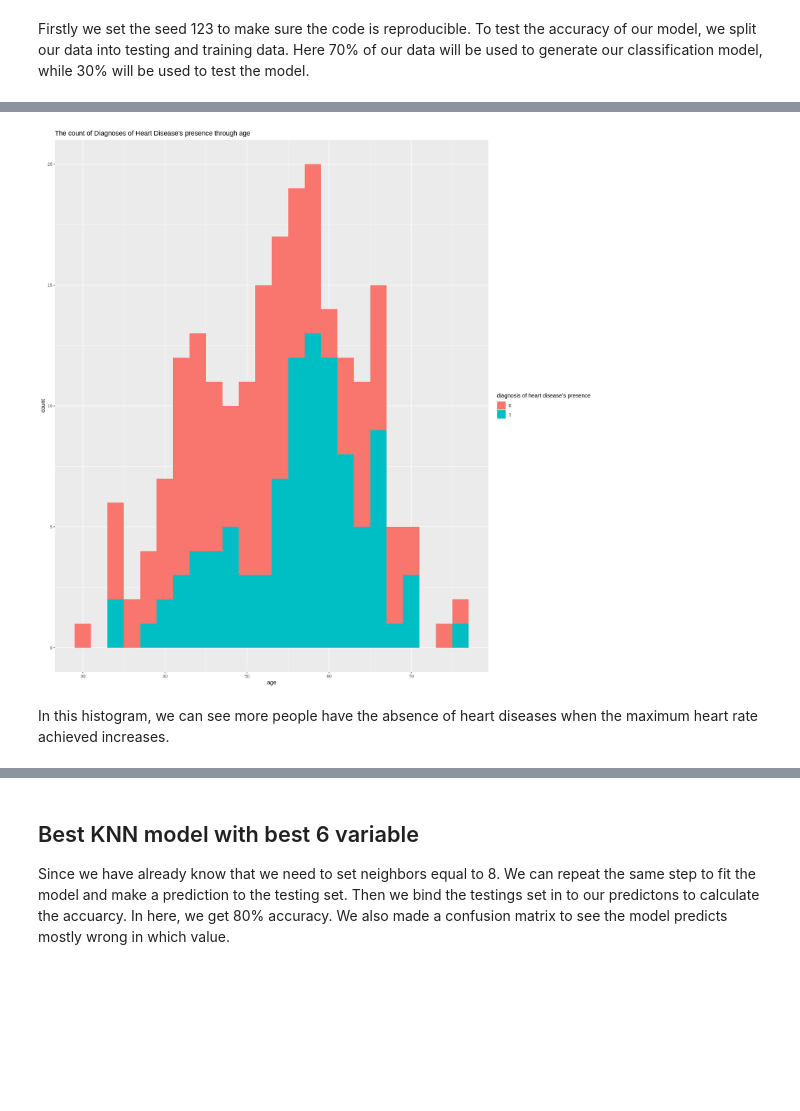
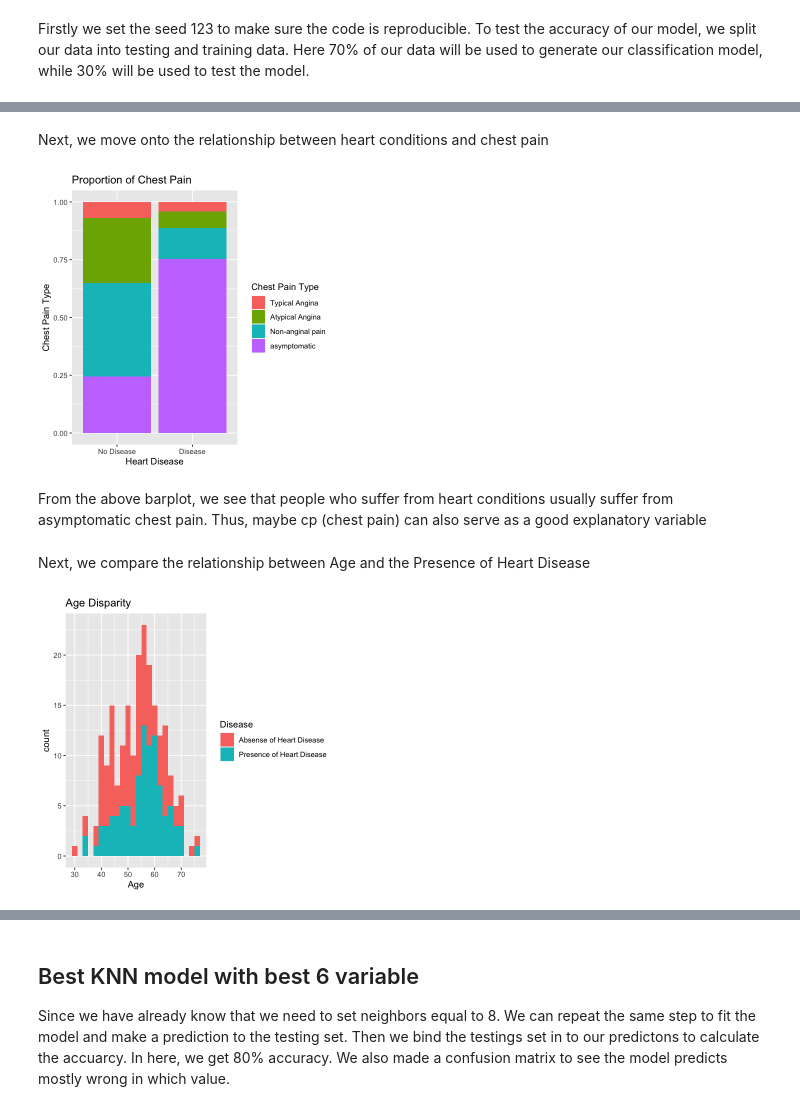
Before and after one commit to davinleong/group_project, a Jupyter notebook: project_report.ipynb, the cells around one changed output, grey strips where cells are left out. Drawn from its saved outputs; the diff is of its cells as text; code cells hidden in the pictures; blank space fills up the shorter version.

```diff
--- a/project_report.ipynb
+++ b/project_report.ipynb
@@ -130,9 +148,29 @@ In this histogram, we can see more people have the presence of heart dieases aft
+# %% [markdown]
+Next, we move onto the relationship between heart conditions and chest pain
+# %%
+options(repr.plot.height = 5, repr.plot.width = 5)
+
+train_set%>%
+ggplot(aes(x=num,fill=cp))+
+geom_bar(position="fill")+
+labs(x="Heart Disease",y="Chest Pain Type",fill="Chest Pain Type") +
+scale_x_discrete(breaks = c(0,1), labels = c("No Disease", "Disease")) +
+scale_fill_discrete(name = "Chest Pain Type", breaks = c("1.0","2.0","3.0","4.0"), labels = c("Typical Angina","Atypical Angina","Non-anginal pain","asymptomatic")) +
+ggtitle("Proportion of Chest Pain")
+# %% [output]
+[figure, added]
+# %% [markdown]
+From the above barplot, we see that people who suffer from heart conditions usually suffer from asymptomatic chest pain. Thus, maybe cp (chest pain) can also serve as a good explanatory variable
+# %% [markdown]
+Next, we compare the relationship between Age and the Presence of Heart Disease
 # %%
-options(repr.plot.height = 15, repr.plot.width = 15)
+options(repr.plot.height = 5, repr.plot.width = 5)
 
-train_set%>%ggplot(aes(x=age,fill=num))+geom_histogram(binwidth=2)+labs(x="age",fill="diagnosis of heart disease's presence")+
-ggtitle("The count of Diagnoses of Heart Disease's presence through age")
+train_set%>%
+ggplot(aes(x=age,fill=num))+
+geom_histogram(binwidth=2)+
+labs(x="Age",fill="Heart Disease")+
+scale_fill_discrete(name = "Disease", breaks = c("0","1"), labels = c("Absense of Heart Disease","Presence of Heart Disease")) +
+ggtitle("Age Disparity")
 # %% [output]
-[figure, old version]
+[figure, new version]
-# %% [markdown]
-In this histogram, we can see more people have the absence of heart diseases when the maximum heart rate achieved increases.
```
Also changed, not shown: parts of 36 cells of this notebook.
